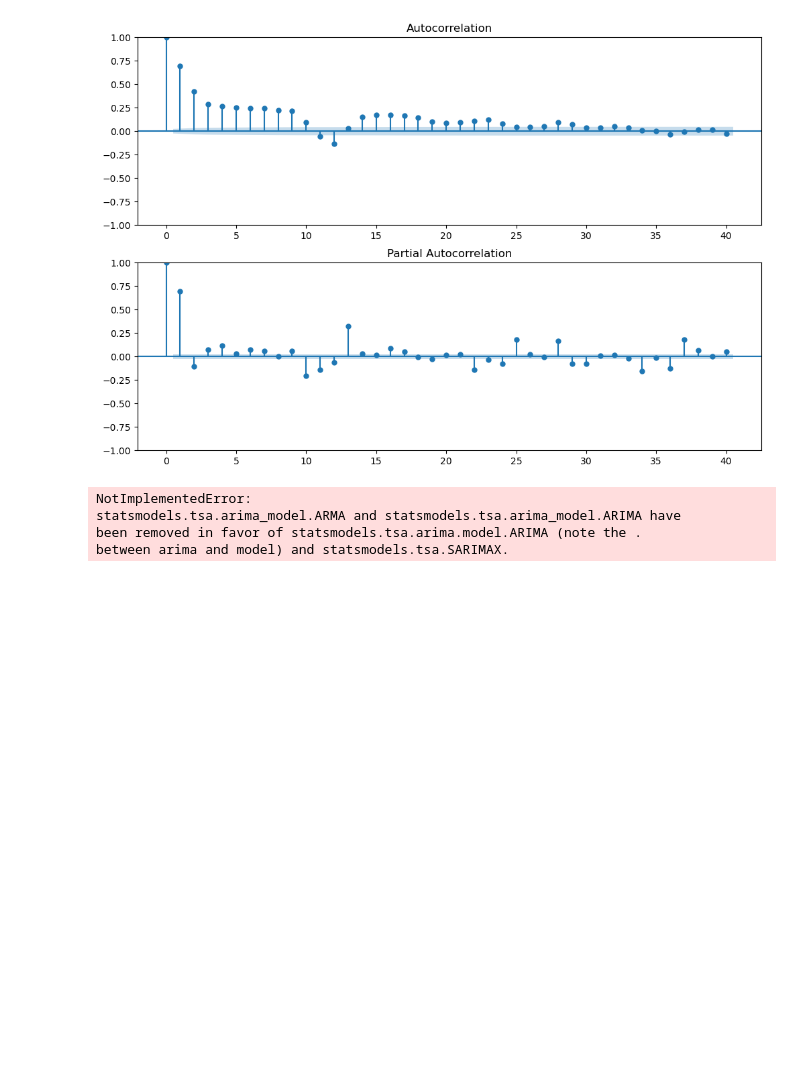
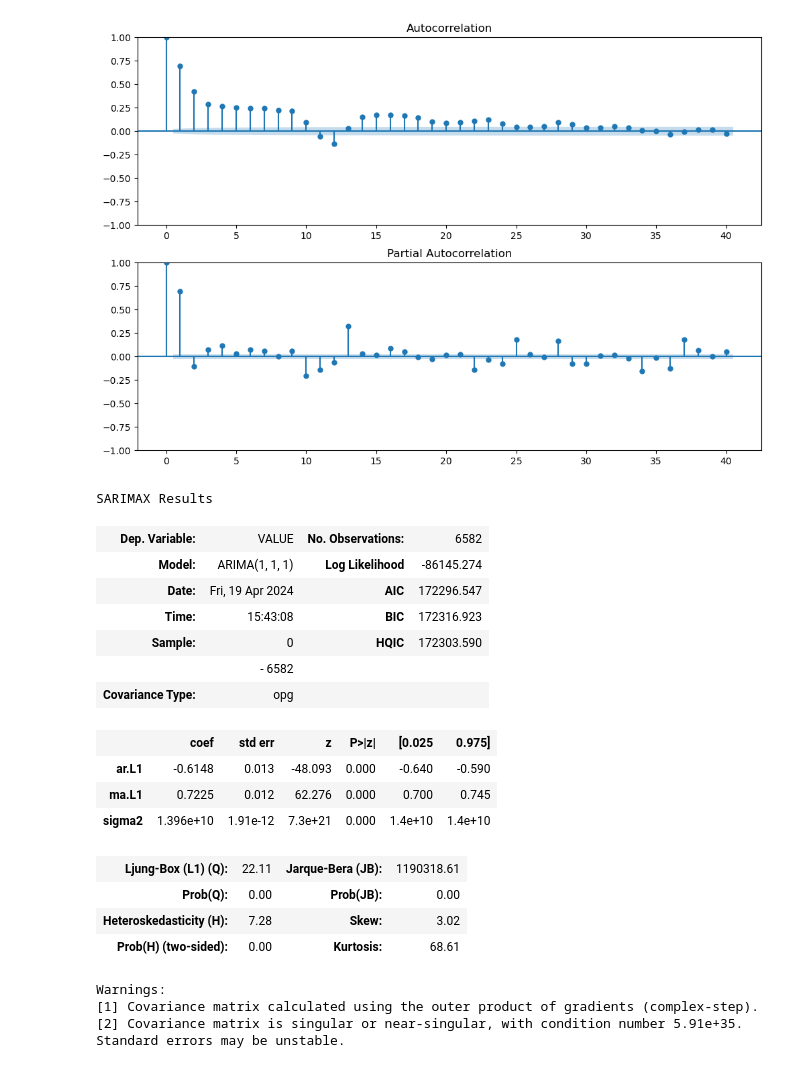
Before and after one commit to CLIUKELLY/ARIMA-Time-Serie-Forecasting, a Jupyter notebook: 02. ARIMA Time Series Forecasting.ipynb, the cells around one changed output. Drawn from its saved outputs; the diff is of its cells as text; code cells hidden in the pictures; blank space fills up the shorter version.

```diff
--- a/02. ARIMA Time Series Forecasting.ipynb
+++ b/02. ARIMA Time Series Forecasting.ipynb
@@ -136,15 +136,28 @@ fig = sm.graphics.tsa.plot_pacf(df['Seasonal First Difference'].dropna(),lags=40
 [figure]
 # %%
 # For non-seasonal data
-#p=1, d=1, q=0 or 1
-
-from statsmodels.tsa.arima_model import ARIMA
-model=ARIMA(df['VALUE'],order=(1,1,1))
+# p=1, d=1, q=0 or 1
+from statsmodels.tsa.arima.model import ARIMA
 model = ARIMA(df['VALUE'], order=(1, 1, 1))
-model_fit=model.fit()
+model_fit = model.fit()
 model_fit.summary()
 # %% [output]
-NotImplementedError:
-statsmodels.tsa.arima_model.ARMA and statsmodels.tsa.arima_model.ARIMA have
-been removed in favor of statsmodels.tsa.arima.model.ARIMA (note the .
-between arima and model) and statsmodels.tsa.SARIMAX.
+SARIMAX Results
+| Dep. Variable: | VALUE | No. Observations: | 6582 |
+| Model: | ARIMA(1, 1, 1) | Log Likelihood | -86145.274 |
+| Date: | Fri, 19 Apr 2024 | AIC | 172296.547 |
+| Time: | 15:43:08 | BIC | 172316.923 |
+| Sample: | 0 | HQIC | 172303.590 |
+|  | - 6582 |  |  |
+| Covariance Type: | opg |  |  |
+|  | coef | std err | z | P>|z| | [0.025 | 0.975] |
+| ar.L1 | -0.6148 | 0.013 | -48.093 | 0.000 | -0.640 | -0.590 |
+| ma.L1 | 0.7225 | 0.012 | 62.276 | 0.000 | 0.700 | 0.745 |
+| sigma2 | 1.396e+10 | 1.91e-12 | 7.3e+21 | 0.000 | 1.4e+10 | 1.4e+10 |
+| Ljung-Box (L1) (Q): | 22.11 | Jarque-Bera (JB): | 1190318.61 |
+| Prob(Q): | 0.00 | Prob(JB): | 0.00 |
+| Heteroskedasticity (H): | 7.28 | Skew: | 3.02 |
+| Prob(H) (two-sided): | 0.00 | Kurtosis: | 68.61 |
+Warnings:
+[1] Covariance matrix calculated using the outer product of gradients (complex-step).
+[2] Covariance matrix is singular or near-singular, with condition number 5.91e+35. Standard errors may be unstable.
```
Also changed, not shown: parts of 3 cells of this notebook.
